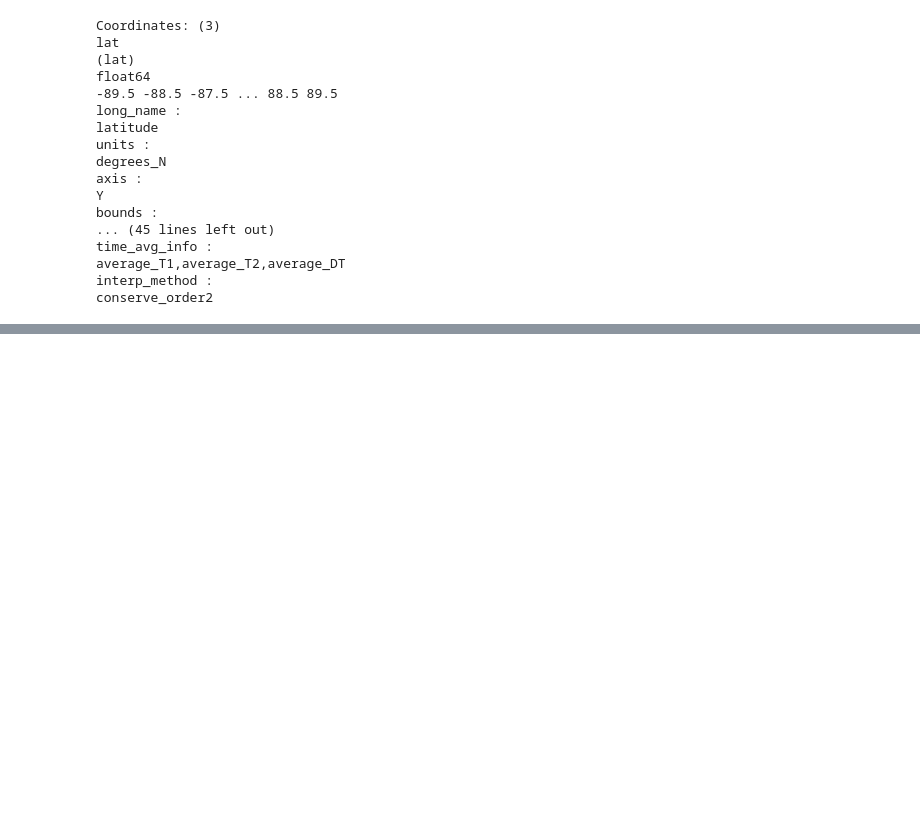
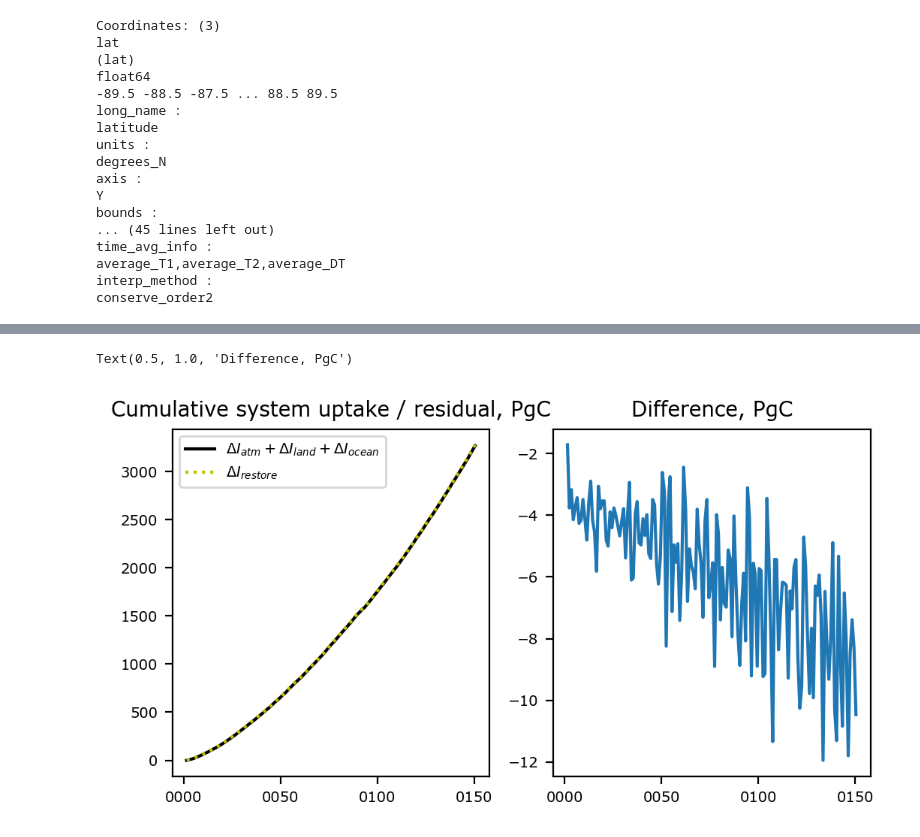
Before and after one commit to keturner8/TCRE-gfdl-esm4, a Jupyter notebook: tcre_initial.ipynb, the cells around one changed output, grey strips where cells are left out. Drawn from its saved outputs; the diff is of its cells as text; code cells hidden in the pictures; blank space fills up the shorter version.

```diff
--- a/tcre_initial.ipynb
+++ b/tcre_initial.ipynb
@@ -236,0 +299,14 @@ DIres.plot()
+# %%
+plt.figure(figsize=(6, 3))
+ax1 = plt.subplot(121)
+ax1.plot(tax, DIa + DIlo, 'k', label="$\Delta I_{atm} + \Delta I_{land} + \Delta I_{ocean}$")
+ax1.plot(tax, DIres, 'y:', label="$\Delta I_{restore}$")
+plt.legend()
+plt.title("Cumulative system uptake / residual, PgC", fontsize=10)
+
+ax2 = plt.subplot(122)
+ax2.plot(tax, DIa + DIlo - DIres)
+plt.title("Difference, PgC", fontsize=10)
+# %% [output]
+Text(0.5, 1.0, 'Difference, PgC')
+[figure, added]
```
Also changed, not shown: parts of 6 cells of this notebook.
